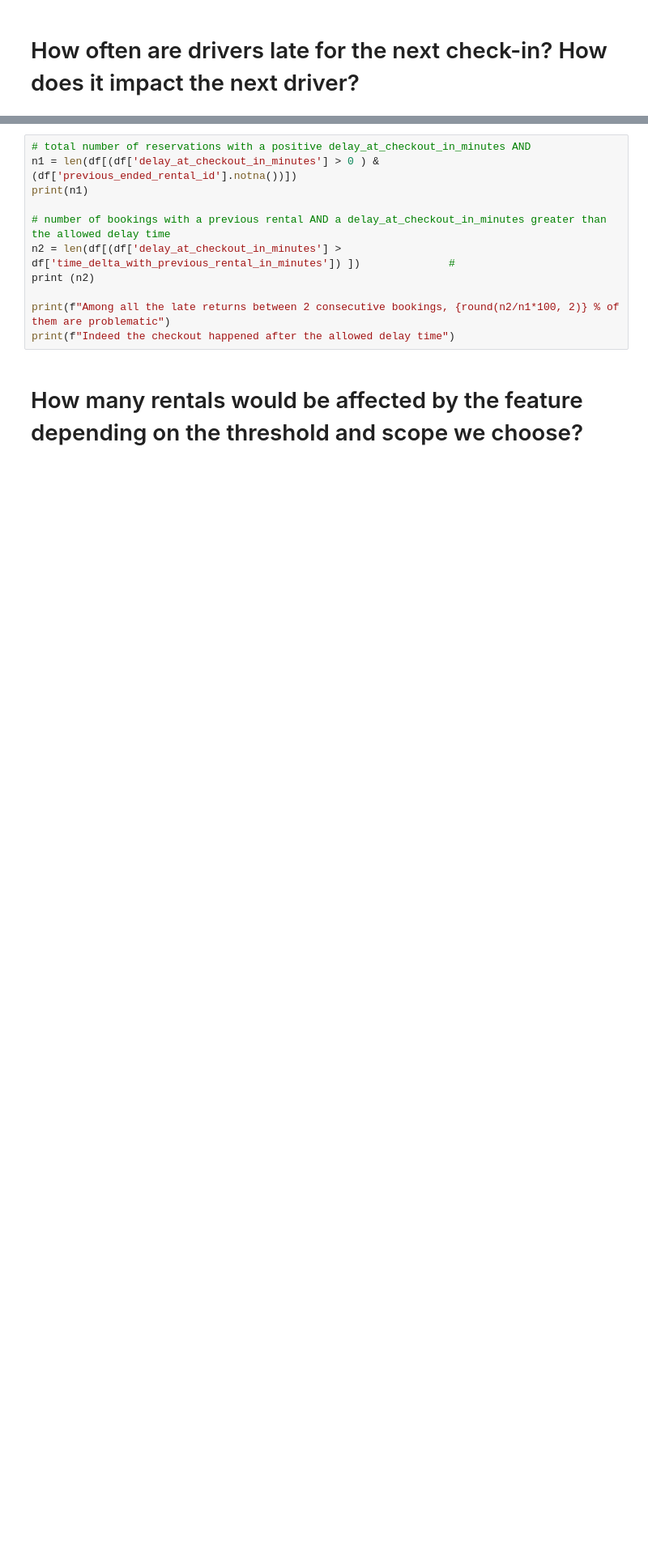
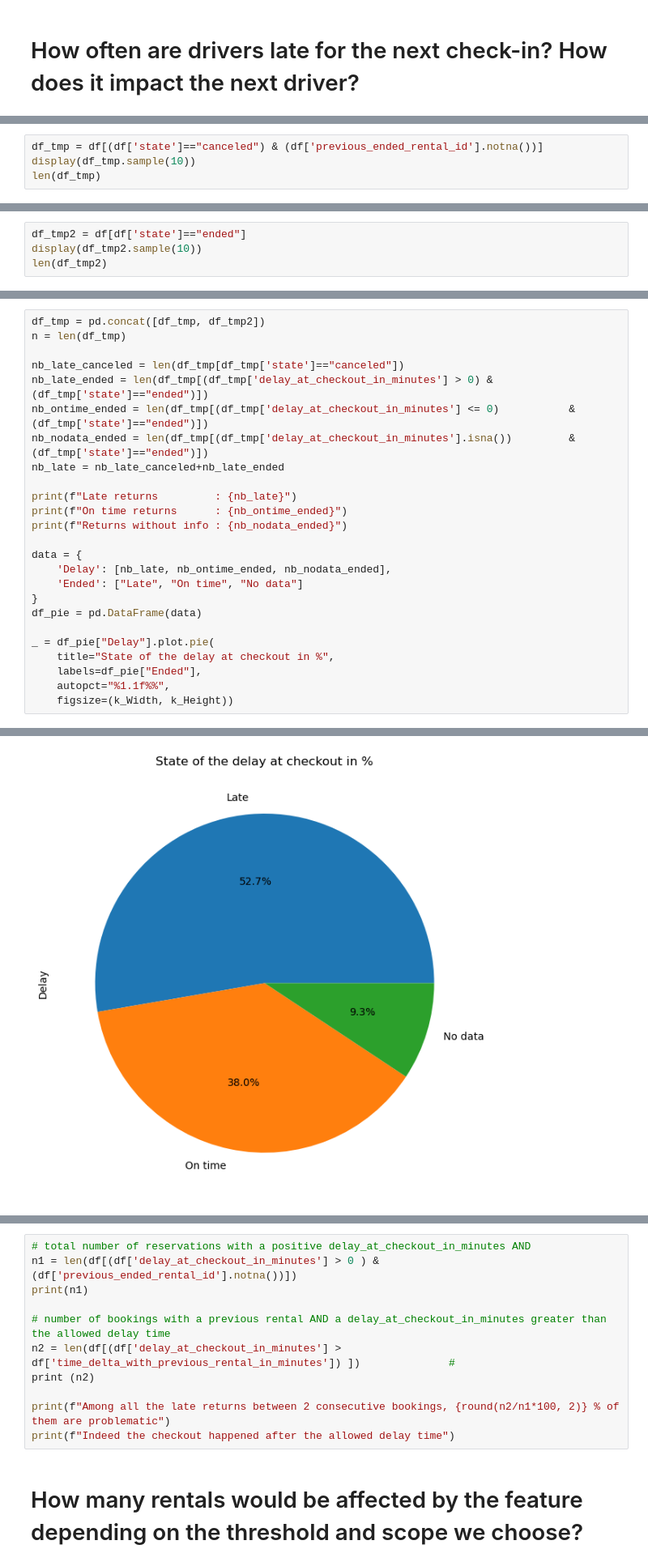
Before and after one commit to 40tude/02_Data-Science_Fullstack_march_2024, a Jupyter notebook: 08_deployment/99_Project_getaround/02_getarround.ipynb, the cells around one changed output, grey strips where cells are left out. Shown at 81% size. Cells and saved outputs as stored; diff of their text form; blank space fills up the shorter version.

```diff
--- a/08_deployment/99_Project_getaround/02_getarround.ipynb
+++ b/08_deployment/99_Project_getaround/02_getarround.ipynb
@@ -458,0 +445,4 @@ Returns without info : 9.42 %
+# %%
+df_tmp = df[(df['state']=="canceled") & (df['previous_ended_rental_id'].notna())]
+display(df_tmp.sample(10))
+len(df_tmp)
@@ -458,0 +462,4 @@ Returns without info : 9.42 %
+# %%
+df_tmp2 = df[df['state']=="ended"]
+display(df_tmp2.sample(10))
+len(df_tmp2)
@@ -458,0 +479,26 @@ Returns without info : 9.42 %
+# %%
+df_tmp = pd.concat([df_tmp, df_tmp2])
+n = len(df_tmp)
+
+nb_late_canceled = len(df_tmp[df_tmp['state']=="canceled"])
+nb_late_ended = len(df_tmp[(df_tmp['delay_at_checkout_in_minutes'] > 0) & (df_tmp['state']=="ended")])
+nb_ontime_ended = len(df_tmp[(df_tmp['delay_at_checkout_in_minutes'] <= 0)           & (df_tmp['state']=="ended")])
+nb_nodata_ended = len(df_tmp[(df_tmp['delay_at_checkout_in_minutes'].isna())         & (df_tmp['state']=="ended")])
+nb_late = nb_late_canceled+nb_late_ended
+
+print(f"Late returns         : {nb_late}")
+print(f"On time returns      : {nb_ontime_ended}")
+print(f"Returns without info : {nb_nodata_ended}")
+
+data = {
+    'Delay': [nb_late, nb_ontime_ended, nb_nodata_ended],
+    'Ended': ["Late", "On time", "No data"]
+}
+df_pie = pd.DataFrame(data)
+
+_ = df_pie["Delay"].plot.pie(
+    title="State of the delay at checkout in %",
+    labels=df_pie["Ended"],
+    autopct="%1.1f%%",
+    figsize=(k_Width, k_Height))
+# %% [output]
@@ -459,2 +508,3 @@ Returns without info : 9.42 %
+[figure, added]
 # %% [markdown]
 ### <span style="color:orange"><b>Comments :</b></span>
```
Also changed, not shown: parts of 24 cells of this notebook, 1 other file.
